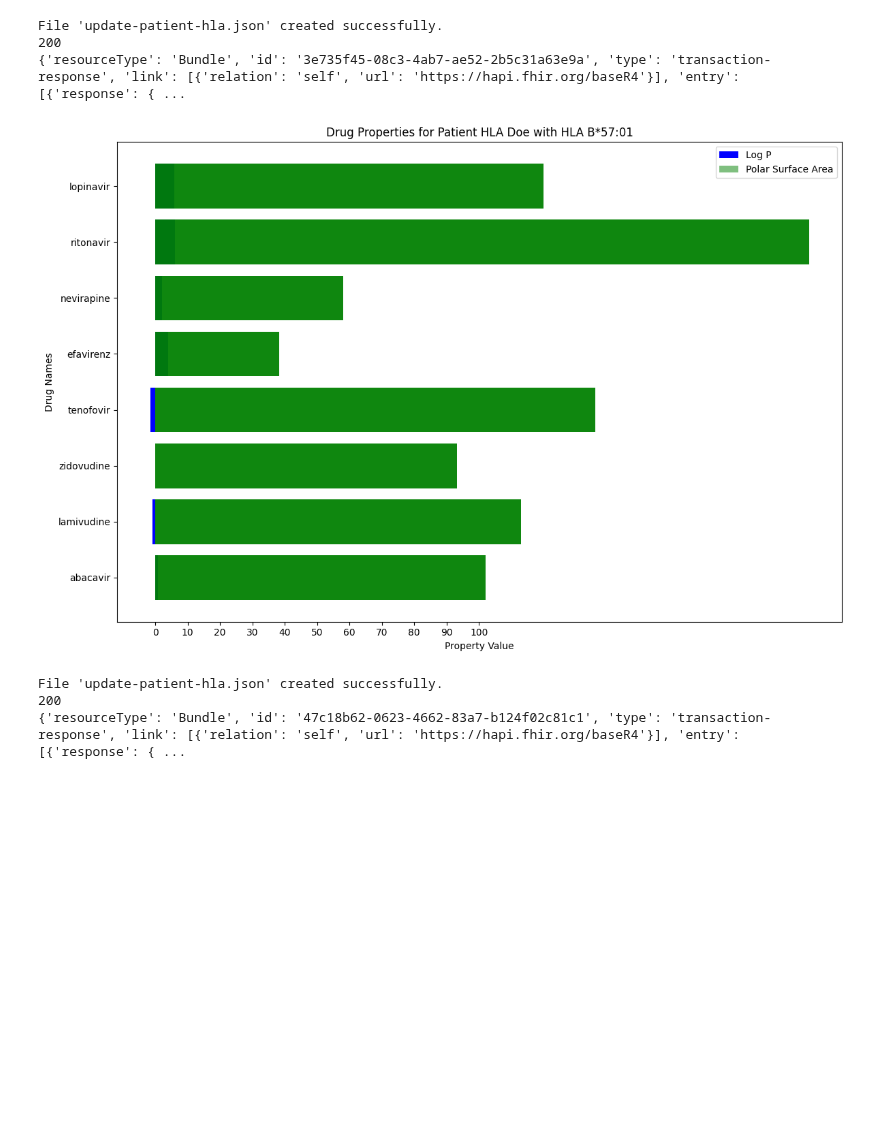
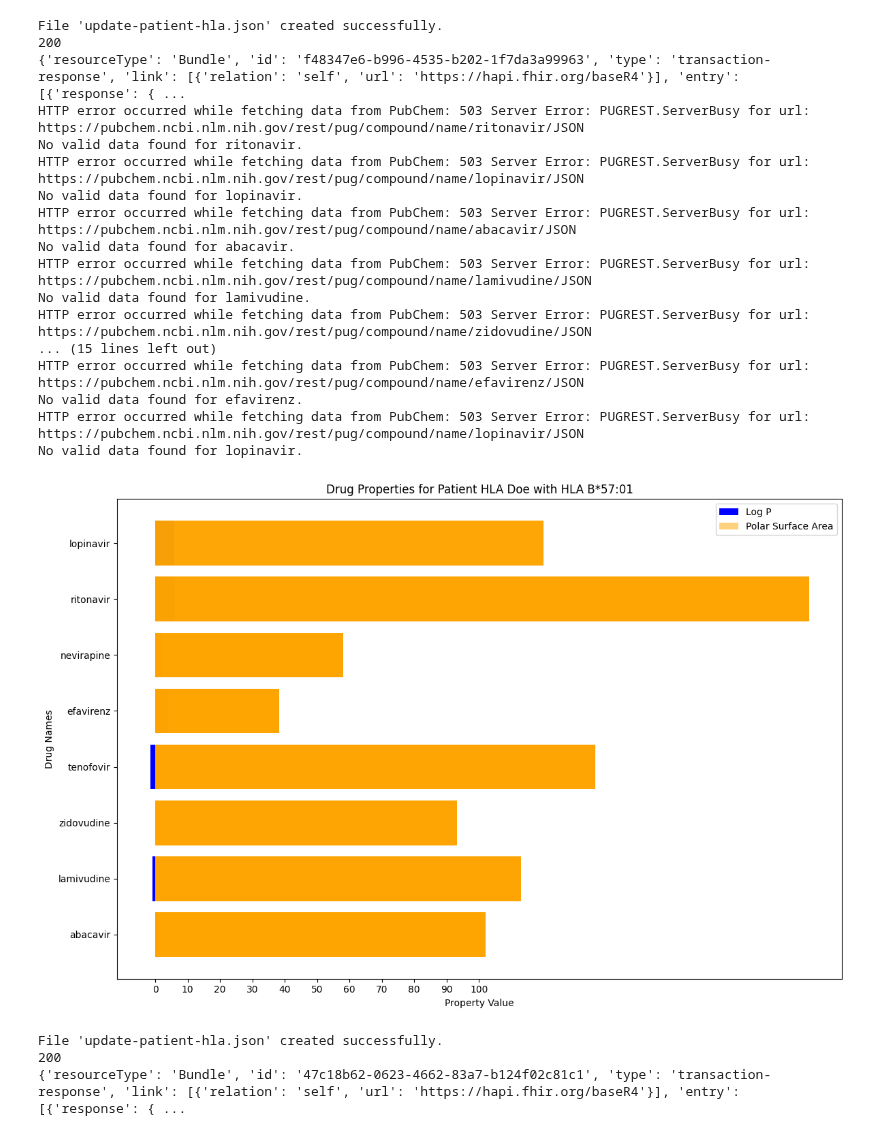
Before and after one commit to jasonbrelsford/Auto-GPT, a Jupyter notebook: standalone_updload_json.ipynb, the cells around one changed output. Cells and saved outputs as stored; diff of their text form; code cells hidden in the pictures; blank space fills up the shorter version.

```diff
--- a/standalone_updload_json.ipynb
+++ b/standalone_updload_json.ipynb
@@ -152,36 +152,50 @@ def plot_drug_properties(results):
     psa_values = [item[3].get('Polar Surface Area', 0) for item in hla_detected]
 
     plt.figure(figsize=(12, 8))
     plt.barh(drug_names, log_p_values, color='blue', label='Log P')
-    plt.barh(drug_names, psa_values, color='green', alpha=0.5, label='Polar Surface Area')
+    plt.barh(drug_names, psa_values, color='orange', alpha=0.5, label='Polar Surface Area')
 
     # Increase the x-axis granularity to show values from 0 to 100
     plt.xticks(range(0, 101, 10))
 
     plt.xlabel('Property Value')
     plt.ylabel('Drug Names')
     plt.title('Drug Properties for Patient HLA Doe with HLA B*57:01')
     plt.legend()
     plt.tight_layout()
     plt.show()
 
 if __name__ == "__main__":
     # Step 1: Search for the specific patient 'HLA Doe'
     patient_data = search_patient_hla_doe()
 
     # Step 2: Expanded list of drugs to check properties in PubChem
     drug_list = ['abacavir', 'lamivudine', 'zidovudine', 'tenofovir', 'efavirenz', 'nevirapine', 'ritonavir', 'lopinavir']
 
     # Step 3: Correlate the patient's HLA B*57:01 status with drug properties
     results = correlate_patient_with_drug_properties(patient_data, drug_list)
 
     # Step 4: Plot the results
     plot_drug_properties(results)
 # %% [output]
 File 'update-patient-hla.json' created successfully.
 200
-{'resourceType': 'Bundle', 'id': '3e735f45-08c3-4ab7-ae52-2b5c31a63e9a', 'type': 'transaction-response', 'link': [{'relation': 'self', 'url': 'https://hapi.fhir.org/baseR4'}], 'entry': [{'response': { ...
+{'resourceType': 'Bundle', 'id': 'f48347e6-b996-4535-b202-1f7da3a99963', 'type': 'transaction-response', 'link': [{'relation': 'self', 'url': 'https://hapi.fhir.org/baseR4'}], 'entry': [{'response': { ...
+HTTP error occurred while fetching data from PubChem: 503 Server Error: PUGREST.ServerBusy for url: https://pubchem.ncbi.nlm.nih.gov/rest/pug/compound/name/ritonavir/JSON
+No valid data found for ritonavir.
+HTTP error occurred while fetching data from PubChem: 503 Server Error: PUGREST.ServerBusy for url: https://pubchem.ncbi.nlm.nih.gov/rest/pug/compound/name/lopinavir/JSON
+No valid data found for lopinavir.
+HTTP error occurred while fetching data from PubChem: 503 Server Error: PUGREST.ServerBusy for url: https://pubchem.ncbi.nlm.nih.gov/rest/pug/compound/name/abacavir/JSON
+No valid data found for abacavir.
+HTTP error occurred while fetching data from PubChem: 503 Server Error: PUGREST.ServerBusy for url: https://pubchem.ncbi.nlm.nih.gov/rest/pug/compound/name/lamivudine/JSON
+No valid data found for lamivudine.
+HTTP error occurred while fetching data from PubChem: 503 Server Error: PUGREST.ServerBusy for url: https://pubchem.ncbi.nlm.nih.gov/rest/pug/compound/name/zidovudine/JSON
+... (15 lines left out)
+HTTP error occurred while fetching data from PubChem: 503 Server Error: PUGREST.ServerBusy for url: https://pubchem.ncbi.nlm.nih.gov/rest/pug/compound/name/efavirenz/JSON
+No valid data found for efavirenz.
+HTTP error occurred while fetching data from PubChem: 503 Server Error: PUGREST.ServerBusy for url: https://pubchem.ncbi.nlm.nih.gov/rest/pug/compound/name/lopinavir/JSON
+No valid data found for lopinavir.
-[figure, old version]
+[figure, new version]
 # %%
 import requests
 import matplotlib.pyplot as plt
```
Also changed, not shown: parts of 1 cell of this notebook.
